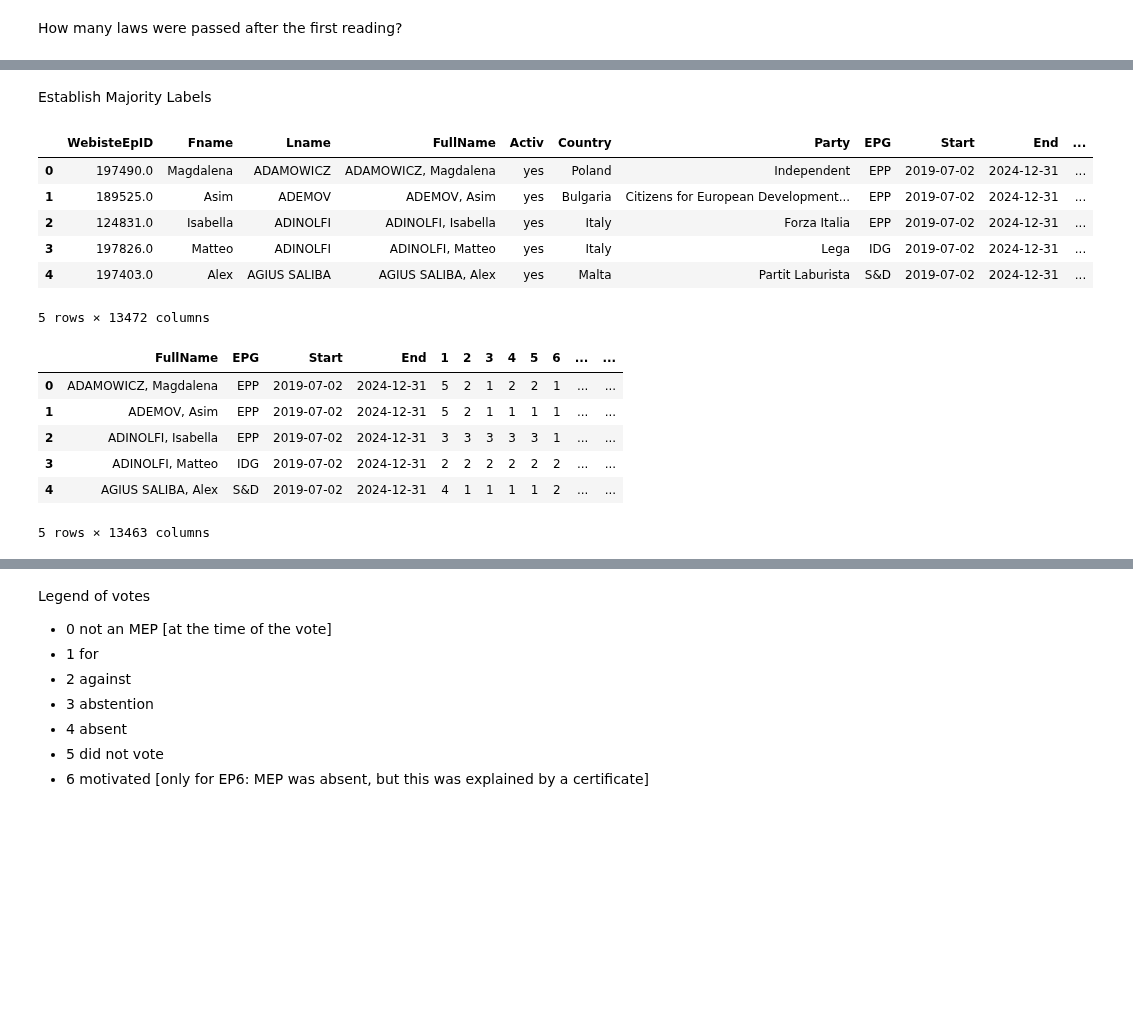
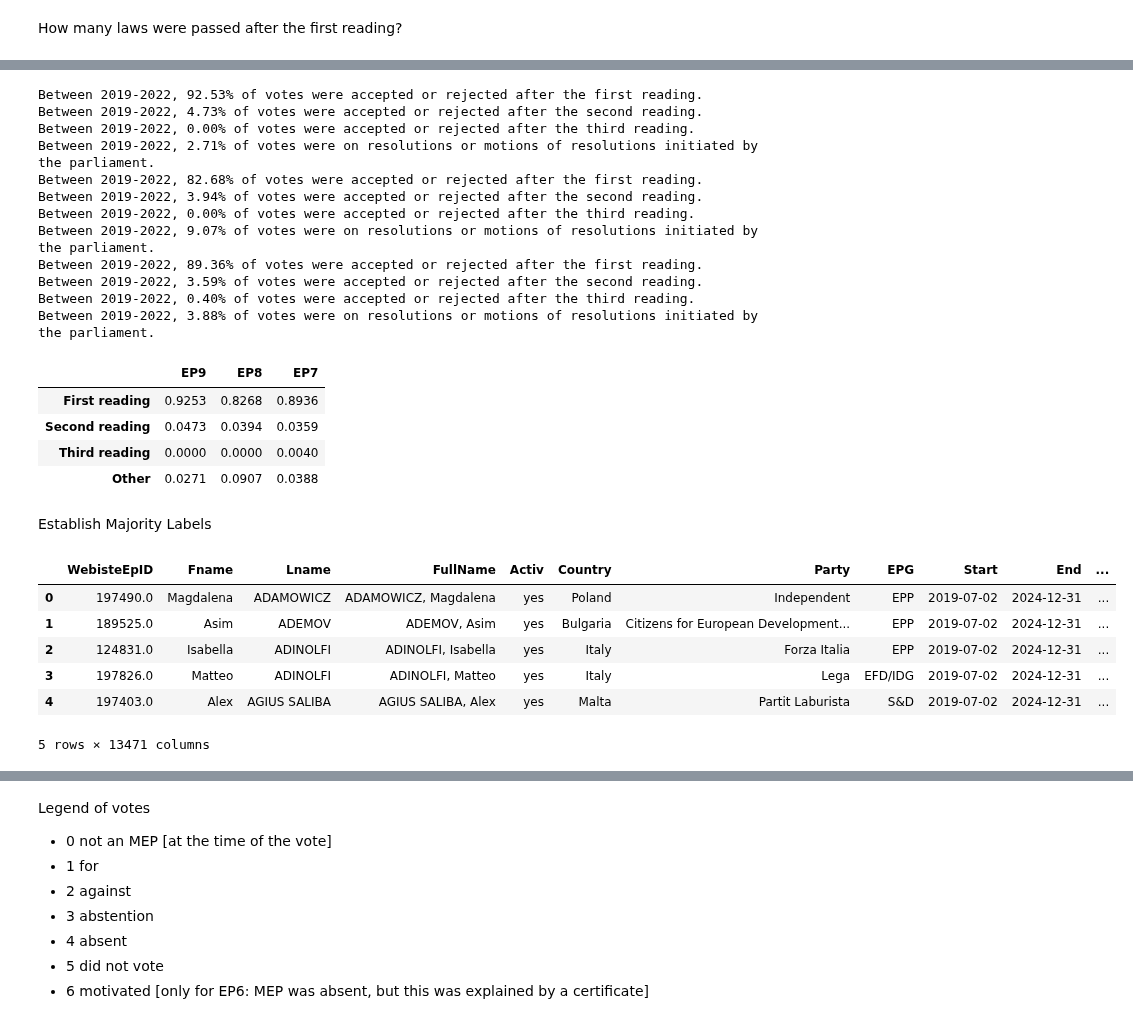
Before and after one commit to izu457/Thesis_Finetuning_GPT3.5_Political_Stance, a Jupyter notebook: EDA.ipynb, the cells around one changed output, grey strips where cells are left out. Saved outputs shown, nothing was run; the diff lists cells and outputs as text; code cells hidden in the pictures; blank space fills up the shorter version.

Commit message:
added EP8 and EP7 to the point of total members in each group per year

```diff
--- a/EDA.ipynb
+++ b/EDA.ipynb
@@ -25,3 +25,11 @@ voted_docs_EP7_or.to_csv('data/EP7_Voted_docs.csv', index=False)
+# %%
+# read in csv files
+votes_meps_EP9_or = pd.read_csv('data/EP9_RCVs_2022_06_22.csv')
+voted_docs_EP9_or = pd.read_csv('data/EP9_Voted_docs.csv')
+votes_meps_EP8_or = pd.read_csv('data/EP8_RCVs_2019_06_25.csv')
+voted_docs_EP8_or = pd.read_csv('data/EP8_Voted_docs.csv')
+votes_meps_EP7_or = pd.read_csv('data/EP7_RCVs_2014_06_19.csv')
+voted_docs_EP7_or = pd.read_csv('data/EP7_Voted_docs.csv')
 # %%
 print(votes_meps_EP9_or.shape)
 print(votes_meps_EP8_or.shape)
@@ -160,31 +144,54 @@ Between 2019-2022, 2.71% of votes were on resolutions or motions of resolutions
+# %%
+# percentage of votes accepted or rejected after the each reading
+# concatenate series of percentages for each procedure to a dataframe
+readings_df = pd.concat([fu.count_procedure(voted_docs_EP9),
+                         fu.count_procedure(voted_docs_EP8),
+                         fu.count_procedure(voted_docs_EP7)],
+                         axis=1)
+readings_df.columns = ['EP9', 'EP8', 'EP7']
+readings_df.index = ['First reading', 'Second reading', 'Third reading', 'Other']
+display(readings_df.astype(float).round(4))
+# %% [output]
+Between 2019-2022, 92.53% of votes were accepted or rejected after the first reading.
+Between 2019-2022, 4.73% of votes were accepted or rejected after the second reading.
+Between 2019-2022, 0.00% of votes were accepted or rejected after the third reading.
+Between 2019-2022, 2.71% of votes were on resolutions or motions of resolutions initiated by the parliament.
+Between 2019-2022, 82.68% of votes were accepted or rejected after the first reading.
+Between 2019-2022, 3.94% of votes were accepted or rejected after the second reading.
+Between 2019-2022, 0.00% of votes were accepted or rejected after the third reading.
+Between 2019-2022, 9.07% of votes were on resolutions or motions of resolutions initiated by the parliament.
+Between 2019-2022, 89.36% of votes were accepted or rejected after the first reading.
+Between 2019-2022, 3.59% of votes were accepted or rejected after the second reading.
+Between 2019-2022, 0.40% of votes were accepted or rejected after the third reading.
+Between 2019-2022, 3.88% of votes were on resolutions or motions of resolutions initiated by the parliament.
+|  | EP9 | EP8 | EP7 |
+| First reading | 0.9253 | 0.8268 | 0.8936 |
+| Second reading | 0.0473 | 0.0394 | 0.0359 |
+| Third reading | 0.0000 | 0.0000 | 0.0040 |
+| Other | 0.0271 | 0.0907 | 0.0388 |
 # %% [markdown]
 Establish Majority Labels
+# %%
+# Align format of columns in all dataframes
+# create FullName column in votes_meps_EP8
+votes_meps_EP8_or['FullName'] = votes_meps_EP8_or['Lname'] + ', ' + votes_meps_EP8_or['Fname']
+
+# change full party group name to abbreviations and old party group names to new ones
+votes_meps_EP9 = fu.party_abbr(votes_meps_EP9_or)
+votes_meps_EP8 = fu.party_abbr(votes_meps_EP8_or)
+votes_meps_EP7 = fu.party_abbr(votes_meps_EP7_or)
+
+# delete rows with EPG = NaN
+votes_meps_EP8 = votes_meps_EP8.dropna(subset=['EPG'])
 # %%
 # Merge all votes_meps dataframes to one
-# create new column "FullName" for votes_meps_EP7_or
-votes_meps_EP8_or['FullName'] = votes_meps_EP8_or['Fname'] + ' ' + votes_meps_EP8_or['Lname']
-votes_meps = pd.concat([votes_meps_EP9_or, votes_meps_EP8_or, votes_meps_EP7_or], ignore_index=True)
-
-display(votes_meps.head())
-
-# drop columns that are not needed
-votes_meps = votes_meps.drop(columns=[
-    'Fname', 'Lname', 'WebisteEpID', "MEP ID", "Activ", "Country", "Party", "attendance", "votes_5"
-    ])
-
-display(votes_meps.head())
+all_votes_meps = pd.concat([votes_meps_EP9_or, votes_meps_EP8_or, votes_meps_EP7_or], ignore_index=True)
+display(all_votes_meps.head())
 # %% [output]
 |  | WebisteEpID | Fname | Lname | FullName | Activ | Country | Party | EPG | Start | End | ... |
 | 0 | 197490.0 | Magdalena | ADAMOWICZ | ADAMOWICZ, Magdalena | yes | Poland | Independent | EPP | 2019-07-02 | 2024-12-31 | ... |
 | 1 | 189525.0 | Asim | ADEMOV | ADEMOV, Asim | yes | Bulgaria | Citizens for European Development... | EPP | 2019-07-02 | 2024-12-31 | ... |
 | 2 | 124831.0 | Isabella | ADINOLFI | ADINOLFI, Isabella | yes | Italy | Forza Italia | EPP | 2019-07-02 | 2024-12-31 | ... |
-| 3 | 197826.0 | Matteo | ADINOLFI | ADINOLFI, Matteo | yes | Italy | Lega | IDG | 2019-07-02 | 2024-12-31 | ... |
+| 3 | 197826.0 | Matteo | ADINOLFI | ADINOLFI, Matteo | yes | Italy | Lega | EFD/IDG | 2019-07-02 | 2024-12-31 | ... |
 | 4 | 197403.0 | Alex | AGIUS SALIBA | AGIUS SALIBA, Alex | yes | Malta | Partit Laburista | S&D | 2019-07-02 | 2024-12-31 | ... |
-5 rows × 13472 columns
+5 rows × 13471 columns
-|  | FullName | EPG | Start | End | 1 | 2 | 3 | 4 | 5 | 6 | ... | ... |
-| 0 | ADAMOWICZ, Magdalena | EPP | 2019-07-02 | 2024-12-31 | 5 | 2 | 1 | 2 | 2 | 1 | ... | ... |
-| 1 | ADEMOV, Asim | EPP | 2019-07-02 | 2024-12-31 | 5 | 2 | 1 | 1 | 1 | 1 | ... | ... |
-| 2 | ADINOLFI, Isabella | EPP | 2019-07-02 | 2024-12-31 | 3 | 3 | 3 | 3 | 3 | 1 | ... | ... |
-| 3 | ADINOLFI, Matteo | IDG | 2019-07-02 | 2024-12-31 | 2 | 2 | 2 | 2 | 2 | 2 | ... | ... |
-| 4 | AGIUS SALIBA, Alex | S&D | 2019-07-02 | 2024-12-31 | 4 | 1 | 1 | 1 | 1 | 2 | ... | ... |
-5 rows × 13463 columns
```
Also changed, not shown: parts of 18 cells of this notebook, 1 other file.
